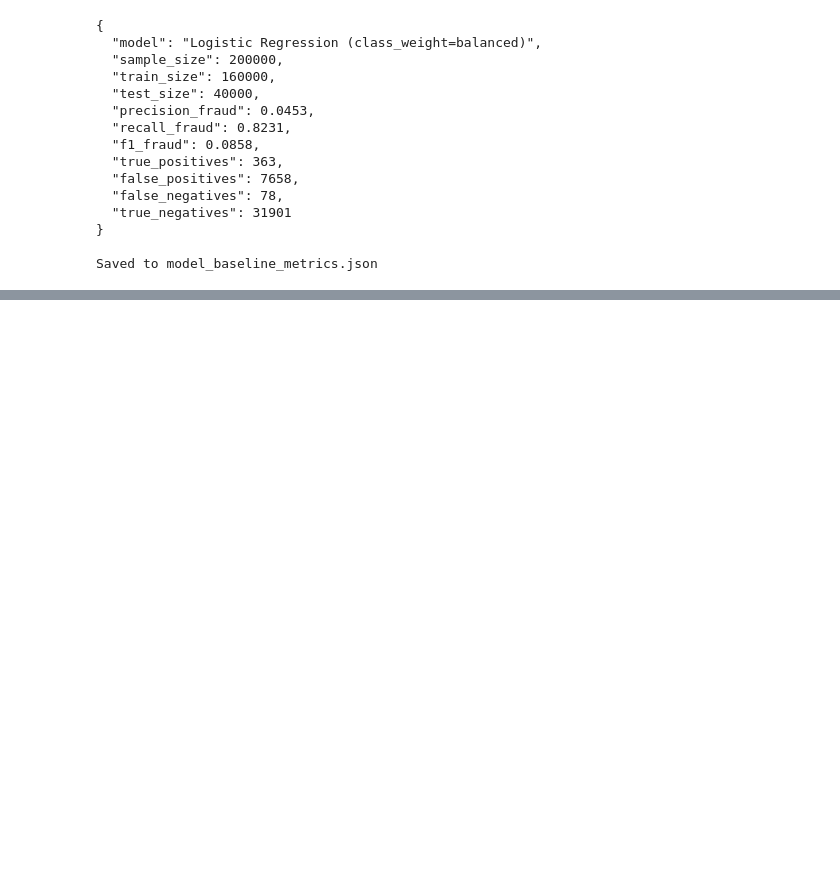
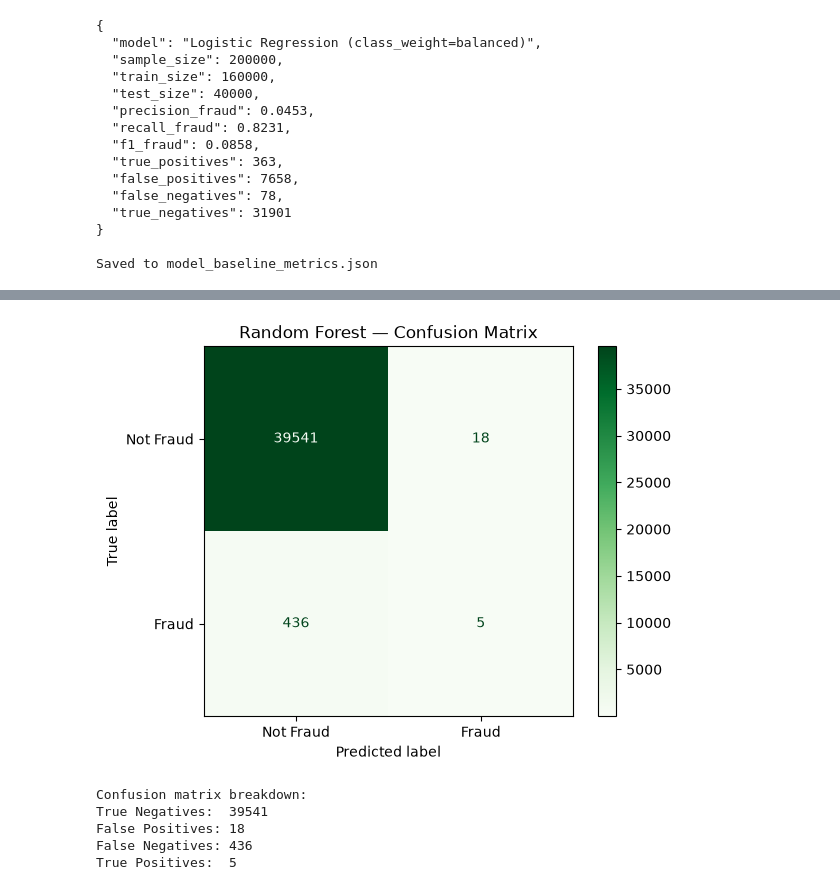
Before and after one commit to uroojey/fraudlens, a Jupyter notebook: notebooks/03_modeling.ipynb, the cells around one changed output, grey strips where cells are left out. Drawn from its saved outputs; the diff is of its cells as text; code cells hidden in the pictures; blank space fills up the shorter version.

Commit message:
Day 5: model comparison (LR vs RF vs Isolation Forest), Logistic Regression selected as final model, artifacts saved

```diff
--- a/notebooks/03_modeling.ipynb
+++ b/notebooks/03_modeling.ipynb
@@ -165,0 +203,12 @@ Saved to model_baseline_metrics.json
+# %%
+from sklearn.ensemble import RandomForestClassifier
+
+rf_model = RandomForestClassifier(
+    n_estimators=100,
+    class_weight='balanced',
+    random_state=42,
+    n_jobs=-1  # use all CPU cores to speed up training
+)
+
+rf_model.fit(X_train_scaled, y_train)
+print("Random Forest trained.")
@@ -165,0 +217,5 @@ Saved to model_baseline_metrics.json
+# %%
+y_pred_rf = rf_model.predict(X_test_scaled)
+
+print("Random Forest — Classification Report:")
+print(classification_report(y_test, y_pred_rf, target_names=['Not Fraud', 'Fraud']))
@@ -165,0 +232,20 @@ Saved to model_baseline_metrics.json
+# %%
+cm_rf = confusion_matrix(y_test, y_pred_rf)
+disp_rf = ConfusionMatrixDisplay(confusion_matrix=cm_rf, display_labels=['Not Fraud', 'Fraud'])
+disp_rf.plot(cmap='Greens', values_format='d')
+plt.title('Random Forest — Confusion Matrix')
+plt.savefig('../screenshots/day5_confusion_matrix_rf.png', dpi=100, bbox_inches='tight')
+plt.show()
+
+print("\nConfusion matrix breakdown:")
+print(f"True Negatives:  {cm_rf[0][0]}")
+print(f"False Positives: {cm_rf[0][1]}")
+print(f"False Negatives: {cm_rf[1][0]}")
+print(f"True Positives:  {cm_rf[1][1]}")
+# %% [output]
+[figure, added]
+Confusion matrix breakdown:
+True Negatives:  39541
+False Positives: 18
+False Negatives: 436
+True Positives:  5
```
Also changed, not shown: parts of 29 cells of this notebook, 7 other files.
